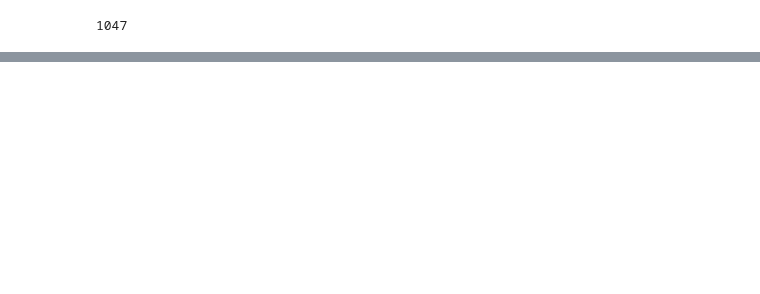
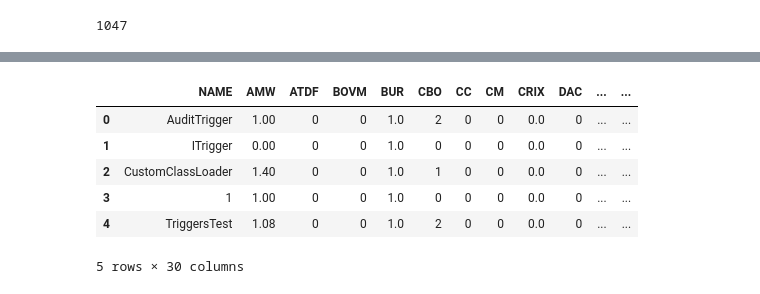
Before and after one commit to tarvt/DeleSmell_SA_G5, a Jupyter notebook: dataset_class/cassandra-trunk/cassandra_semantic.ipynb, the cells around one changed output, grey strips where cells are left out. Drawn from its saved outputs; the diff is of its cells as text; code cells hidden in the pictures; blank space fills up the shorter version.

```diff
--- a/dataset_class/cassandra-trunk/cassandra_semantic.ipynb
+++ b/dataset_class/cassandra-trunk/cassandra_semantic.ipynb
@@ -327,0 +375,6 @@ print(len(x))
+# %%
+embedding = []
+for class_words in all_files_words:
+  embedding.append(SemanticAnalysis.word2vec_train(class_words))
+  break
+print(embedding)
@@ -328,3 +399,32 @@ print(len(x))
+# %%
+emblist=[]
+for index in df_name:
+#     print(index)
+    q = 1
+    for i in range(0,len(embedding)):
+        if index == embedding[i][0]:
+            # embedding[i][1].reshape((1,3))
+            # l = embedding[i][1].tolist()
+            emblist.append(embedding[i][1])
+            q = 0
+            # break
+#             print('*')
+    if q==1 :
+        emblist.append([[1, 1, 1]])
+# %%
+word2vec = []
+list1 = []
+list2 = []
+list3 = []
+for i in range(0,len(emblist)):
+    word2vec.append(emblist[i][0])
+
+for i in range(0,len(word2vec)):
+    list1.append(word2vec[i][0])
+for i in range(0,len(word2vec)):
+    list2.append(word2vec[i][1])
+for i in range(0,len(word2vec)):
+    list3.append(word2vec[i][2])
 # %%
 column=df.columns.tolist()
 # %%
@@ -343,0 +448,10 @@ df.head()
+# %%
+df.head()
+# %% [output]
+|  | NAME | AMW | ATDF | BOVM | BUR | CBO | CC | CM | CRIX | DAC | ... | ... |
+| 0 | AuditTrigger | 1.00 | 0 | 0 | 1.0 | 2 | 0 | 0 | 0.0 | 0 | ... | ... |
+| 1 | ITrigger | 0.00 | 0 | 0 | 1.0 | 0 | 0 | 0 | 0.0 | 0 | ... | ... |
+| 2 | CustomClassLoader | 1.40 | 0 | 0 | 1.0 | 1 | 0 | 0 | 0.0 | 0 | ... | ... |
+| 3 | 1 | 1.00 | 0 | 0 | 1.0 | 0 | 0 | 0 | 0.0 | 0 | ... | ... |
+| 4 | TriggersTest | 1.08 | 0 | 0 | 1.0 | 2 | 0 | 0 | 0.0 | 0 | ... | ... |
+5 rows × 30 columns
```
Also changed, not shown: parts of 24 cells of this notebook.
